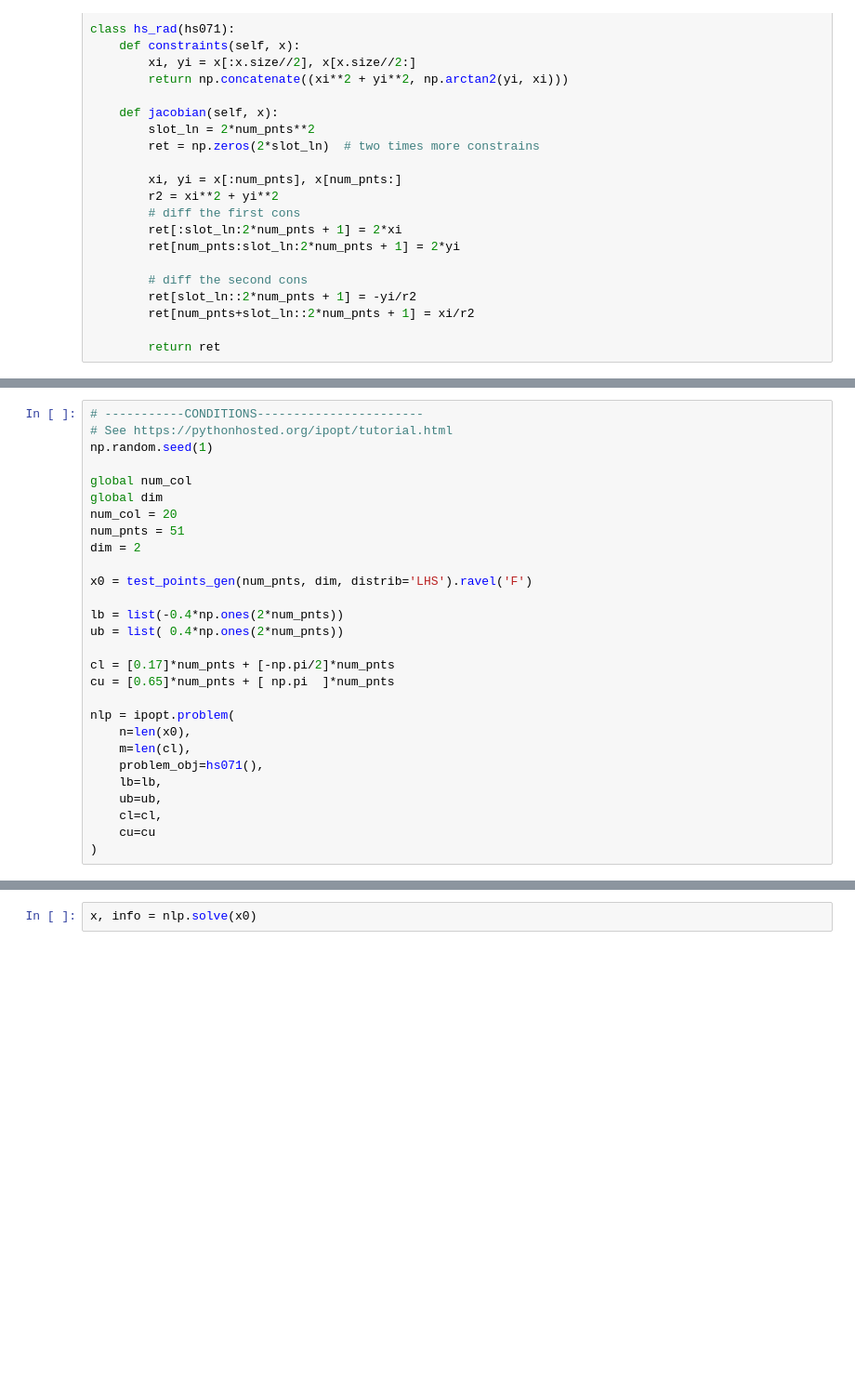
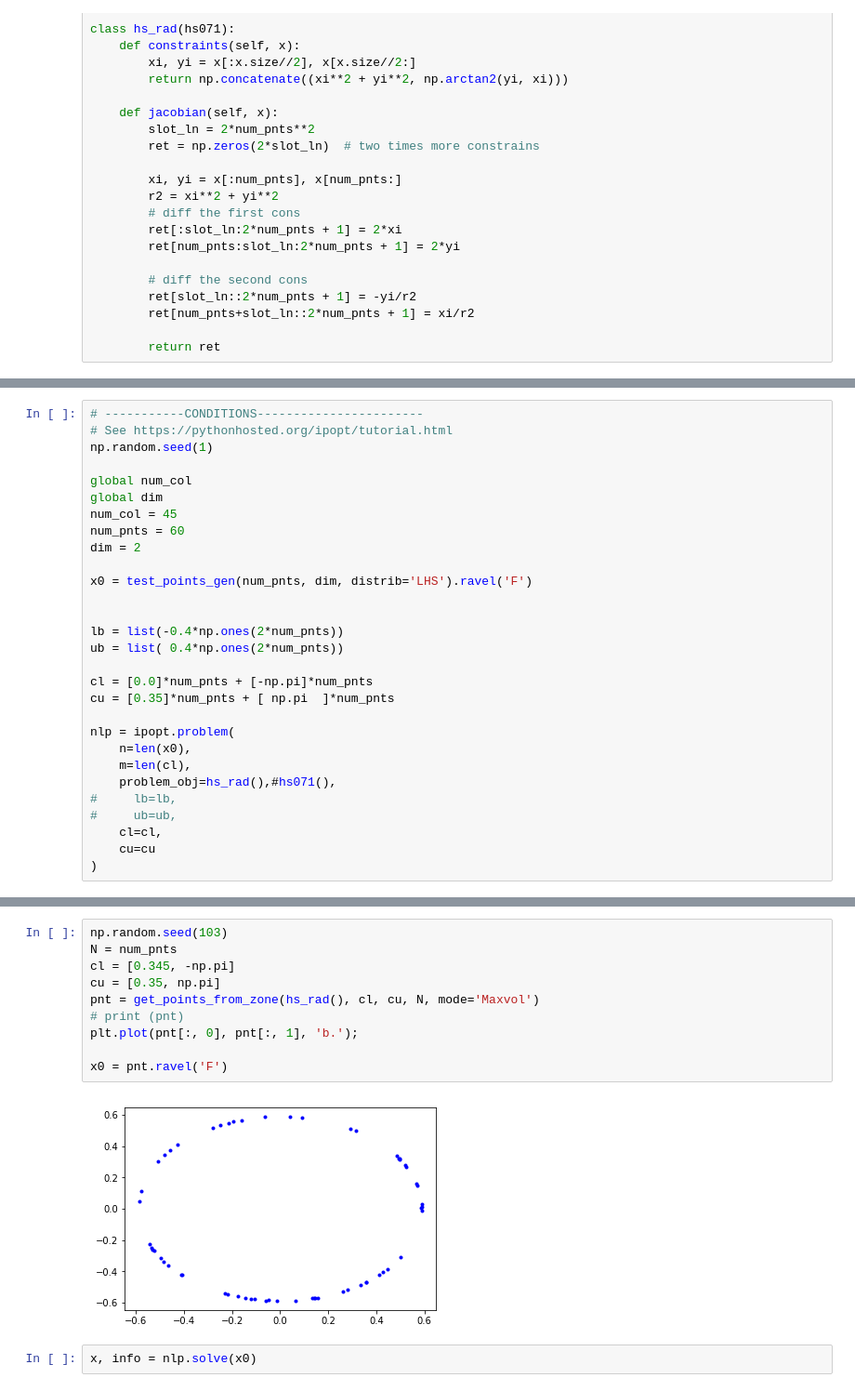
Before and after one commit to glkarpov/wmaxvol, a Jupyter notebook: ipopt_circle.ipynb, the cells around one changed output, grey strips where cells are left out. Shown at 93% size. Saved outputs shown, nothing was run; the diff lists cells and outputs as text; blank space fills up the shorter version.

```diff
--- a/ipopt_circle.ipynb
+++ b/ipopt_circle.ipynb
@@ -156,24 +179,25 @@ np.random.seed(1)
 
 global num_col
 global dim
-num_col = 20
-num_pnts = 51
+num_col = 45
+num_pnts = 60
 dim = 2
 
 x0 = test_points_gen(num_pnts, dim, distrib='LHS').ravel('F')
 
+
 lb = list(-0.4*np.ones(2*num_pnts))
 ub = list( 0.4*np.ones(2*num_pnts))
 
-cl = [0.17]*num_pnts + [-np.pi/2]*num_pnts
-cu = [0.65]*num_pnts + [ np.pi  ]*num_pnts
+cl = [0.0]*num_pnts + [-np.pi]*num_pnts
+cu = [0.35]*num_pnts + [ np.pi  ]*num_pnts
 
 nlp = ipopt.problem(
     n=len(x0),
     m=len(cl),
-    problem_obj=hs071(),
-    lb=lb,
-    ub=ub,
+    problem_obj=hs_rad(),#hs071(),
+#     lb=lb,
+#     ub=ub,
     cl=cl,
     cu=cu
 )
@@ -194,6 +216,18 @@ nlp.addOption('tol', 1e-6)
 #nlp.addOption('nlp_scaling_method', 'none')
 #nlp.addOption('dual_inf_tol', 1)
 #nlp.addOption('compl_inf_tol', 0.0002)
+# %%
+np.random.seed(103)
+N = num_pnts
+cl = [0.345, -np.pi]
+cu = [0.35, np.pi]
+pnt = get_points_from_zone(hs_rad(), cl, cu, N, mode='Maxvol')
+# print (pnt)
+plt.plot(pnt[:, 0], pnt[:, 1], 'b.');
+
+x0 = pnt.ravel('F')
+# %% [output]
+[figure, added]
 # %%
 x, info = nlp.solve(x0)
 # %%
```
Also changed, not shown: parts of 9 cells of this notebook, 34 other files.
